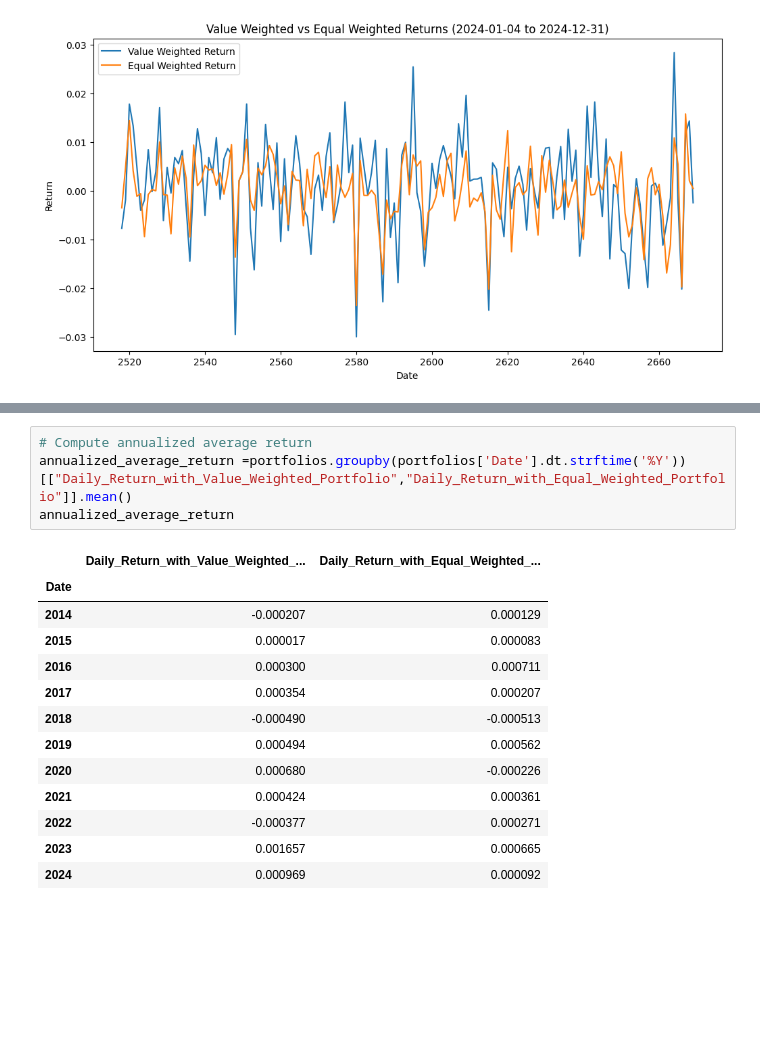
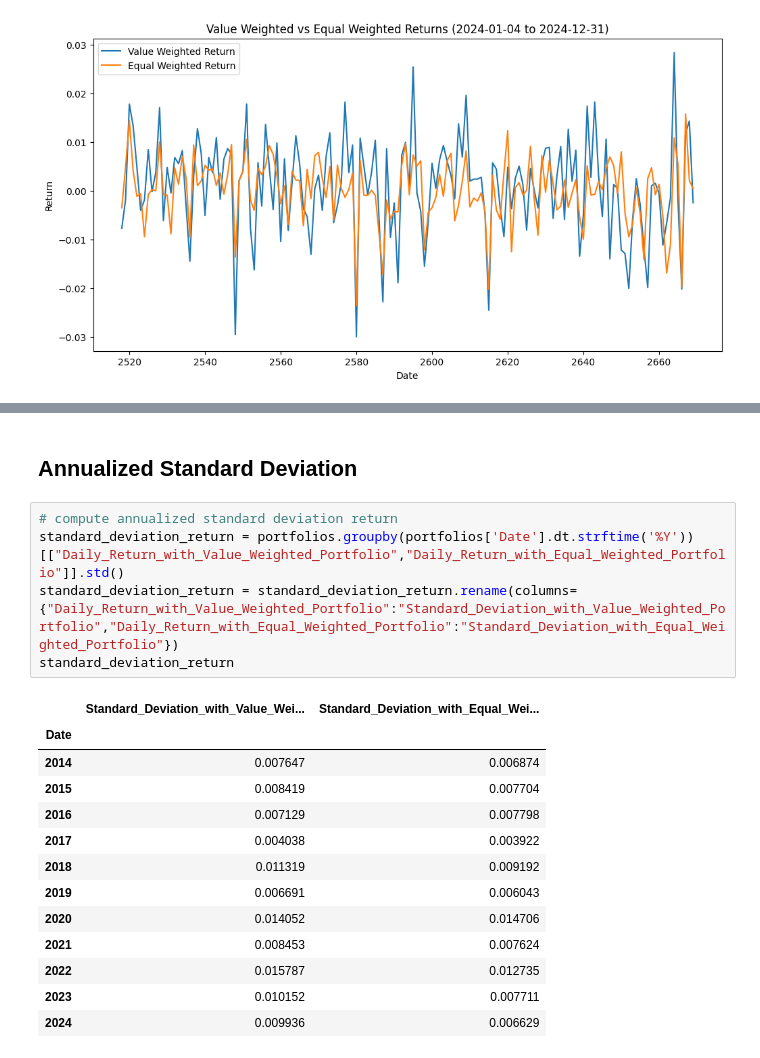
Before and after one commit to williankal/quant_fin, a Jupyter notebook: pedro/part-A.ipynb, the cells around one changed output, grey strips where cells are left out. Cells and saved outputs as stored; diff of their text form; blank space fills up the shorter version.

```diff
--- a/pedro/part-A.ipynb
+++ b/pedro/part-A.ipynb
@@ -143,18 +198,21 @@ plt.show()
+# %% [markdown]
+## Annualized Standard Deviation
 # %%
-# Compute annualized average return
-annualized_average_return =portfolios.groupby(portfolios['Date'].dt.strftime('%Y'))[["Daily_Return_with_Value_Weighted_Portfolio","Daily_Return_with_Equal_Weighted_Portfolio"]].mean()
-annualized_average_return
+# compute annualized standard deviation return
+standard_deviation_return = portfolios.groupby(portfolios['Date'].dt.strftime('%Y'))[["Daily_Return_with_Value_Weighted_Portfolio","Daily_Return_with_Equal_Weighted_Portfolio"]].std()
+standard_deviation_return = standard_deviation_return.rename(columns={"Daily_Return_with_Value_Weighted_Portfolio":"Standard_Deviation_with_Value_Weighted_Portfolio","Daily_Return_with_Equal_Weighted_Portfolio":"Standard_Deviation_with_Equal_Weighted_Portfolio"})
+standard_deviation_return
 # %% [output]
-|  | Daily_Return_with_Value_Weighted_... | Daily_Return_with_Equal_Weighted_... |
+|  | Standard_Deviation_with_Value_Wei... | Standard_Deviation_with_Equal_Wei... |
 | Date |  |  |
-| 2014 | -0.000207 | 0.000129 |
-| 2015 | 0.000017 | 0.000083 |
-| 2016 | 0.000300 | 0.000711 |
-| 2017 | 0.000354 | 0.000207 |
-| 2018 | -0.000490 | -0.000513 |
-| 2019 | 0.000494 | 0.000562 |
-| 2020 | 0.000680 | -0.000226 |
-| 2021 | 0.000424 | 0.000361 |
-| 2022 | -0.000377 | 0.000271 |
-| 2023 | 0.001657 | 0.000665 |
-| 2024 | 0.000969 | 0.000092 |
+| 2014 | 0.007647 | 0.006874 |
+| 2015 | 0.008419 | 0.007704 |
+| 2016 | 0.007129 | 0.007798 |
+| 2017 | 0.004038 | 0.003922 |
+| 2018 | 0.011319 | 0.009192 |
+| 2019 | 0.006691 | 0.006043 |
+| 2020 | 0.014052 | 0.014706 |
+| 2021 | 0.008453 | 0.007624 |
+| 2022 | 0.015787 | 0.012735 |
+| 2023 | 0.010152 | 0.007711 |
+| 2024 | 0.009936 | 0.006629 |
```
Also changed, not shown: parts of 29 cells of this notebook, 3 other files.
